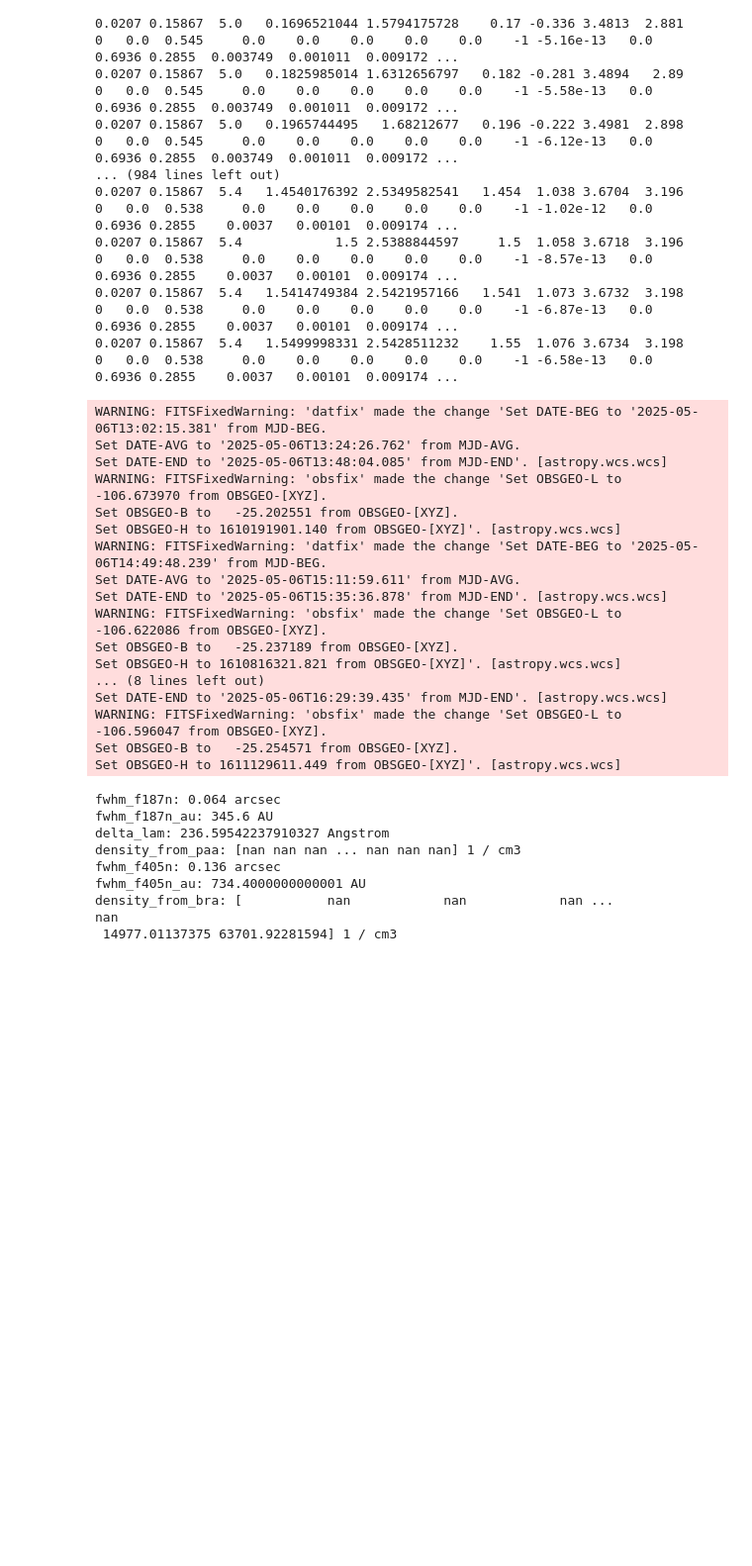
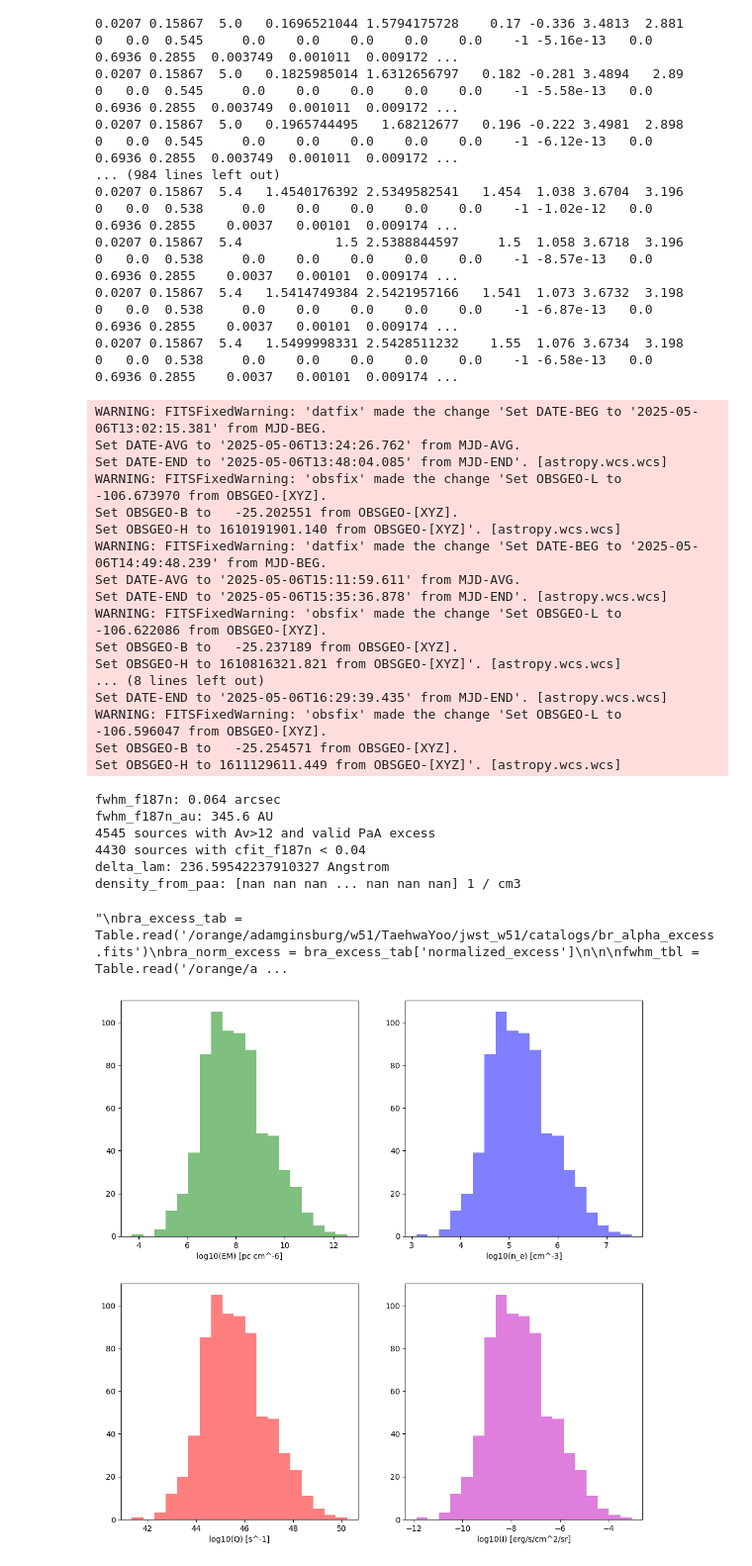
Before and after one commit to tyoo37/w51_nircam, a Jupyter notebook: analysis/HII_regions/unresolved_HII_regions.ipynb, the cells around one changed output. Shown at 99% size. Drawn from its saved outputs; the diff is of its cells as text; code cells hidden in the pictures; blank space fills up the shorter version.

```diff
--- a/analysis/HII_regions/unresolved_HII_regions.ipynb
+++ b/analysis/HII_regions/unresolved_HII_regions.ipynb
@@ -454,9 +445,14 @@ y = f162m_mag[0].value
 x = f162m_mag[0].value - f210m_mag[0].value
 mask_paa = (av_estimate > 12) & np.isfinite(x) & np.isfinite(y) & np.isfinite(paa_excess) & (paa_excess>0)
 
+cfit_f187n = catalog['cfit_f187n']
+
+cfit_f187n_paa = cfit_f187n[mask_paa]
 
 dereddend_paa_excess = paa_norm_excess * 10**(0.4*av_estimate[mask_paa]*ext(1/1.87/u.um))
-
+print(len(av_estimate[mask_paa]), 'sources with Av>12 and valid PaA excess')
+print(len(np.where(np.abs(cfit_f187n_paa) < 0.04)[0]), 'sources with cfit_f187n < 0.04')
+dereddend_paa_excess = dereddend_paa_excess[np.abs(cfit_f187n_paa) < 0.04]
 tab_paa = SvoFps.get_transmission_data(f'JWST/NIRCAM.f187n')
 wave_paa = tab_paa['Wavelength']
 trans_paa = tab_paa['Transmission']
@@ -478,18 +474,38 @@ density_from_paa = ((EM_from_IPaa / fwhm_f187n_au/ 2)**0.5).to(u.cm**-3) #radius
 print('density_from_paa:', density_from_paa)
 Q_from_density = np.log10((4 * np.pi / 3 * 2.59e-13*u.cm**3/u.s * density_from_paa**2 * fwhm_f187n_au**3).to(u.s**-1).value)
 
+catalog_for_paa = catalog[mask_paa][np.abs(cfit_f187n_paa) < 0.04]
+catalog_for_paa['dereddend_paa_excess'] = dereddend_paa_excess
+catalog_for_paa['I_paa'] = I_paa
+catalog_for_paa['S_paa'] = S_paa
+catalog_for_paa['EM_from_IPaa'] = EM_from_IPaa
+catalog_for_paa['density_from_paa'] = density_from_paa
+catalog_for_paa['Q_from_density'] = Q_from_density
+catalog_for_paa.write('/orange/adamginsburg/w51/TaehwaYoo/jwst_w51/catalogs/pa_alpha_excess_jwst_cat.fits', overwrite=True)
+#paa_excess_tab['dereddend_paa_excess'] = dereddend_paa_excess
+#paa_excess_tab['I_paa'] = I_paa
+#paa_excess_tab['S_paa'] = S_paa
+#paa_excess_tab['EM_from_IPaa'] = EM_from_IPaa
+#paa_excess_tab['density_from_paa'] = density_from_paa
+#paa_excess_tab['Q_from_density'] = Q_from_density
 
+fig = plt.figure(figsize=(12,12))
+ax0 = fig.add_subplot(221)
+ax0.hist(np.log10(EM_from_IPaa.value),bins=np.linspace(np.nanmin(np.log10(EM_from_IPaa.value)), np.nanmax(np.log10(EM_from_IPaa.value)), 20), color='g', alpha=0.5)
+ax0.set_xlabel('log10(EM) [pc cm^-6]')
+ax1 = fig.add_subplot(222)
+ax1.hist(np.log10(density_from_paa.value),bins=np.linspace(np.nanmin(np.log10(density_from_paa.value)), np.nanmax(np.log10(density_from_paa.value)), 20), color='b', alpha=0.5)
+ax1.set_xlabel('log10(n_e) [cm^-3]')
+ax2 = fig.add_subplot(223)
+ax2.hist(Q_from_density,bins=np.linspace(np.nanmin(Q_from_density), np.nanmax(Q_from_density), 20), color='r', alpha=0.5)
+ax2.set_xlabel('log10(Q) [s^-1]')
+ax3 = fig.add_subplot(224)
+ax3.hist(np.log10(I_paa.value),bins=np.linspace(np.nanmin(np.log10(I_paa.value)), np.nanmax(np.log10(I_paa.value)), 20), color='m', alpha=0.5)
+ax3.set_xlabel('log10(I) [erg/s/cm^2/sr]')
 
-paa_excess_tab['dereddend_paa_excess'] = dereddend_paa_excess
-paa_excess_tab['I_paa'] = I_paa
-paa_excess_tab['S_paa'] = S_paa
-paa_excess_tab['EM_from_IPaa'] = EM_from_IPaa
-paa_excess_tab['density_from_paa'] = density_from_paa
-paa_excess_tab['Q_from_density'] = Q_from_density
+#paa_excess_tab.write('/orange/adamginsburg/w51/TaehwaYoo/jwst_w51/catalogs/pa_alpha_excess_with_Q.fits', overwrite=True)
 
-paa_excess_tab.write('/orange/adamginsburg/w51/TaehwaYoo/jwst_w51/catalogs/pa_alpha_excess_with_Q.fits', overwrite=True)
-
-
+"""
 bra_excess_tab = Table.read('/orange/adamginsburg/w51/TaehwaYoo/jwst_w51/catalogs/br_alpha_excess.fits')
 bra_norm_excess = bra_excess_tab['normalized_excess']
 
@@ -499,36 +515,37 @@ row = fwhm_tbl[fwhm_tbl['Filter'] == 'F405N']
 fwhm_f405n = float(row['PSF FWHM (arcsec)'][0])
 fwhm_f405n_au = (fwhm_f405n * 5400 *u.au).to(u.au)
 print('fwhm_f405n:', fwhm_f405n, 'arcsec')
 print('fwhm_f405n_au:', fwhm_f405n_au)
 # convert Jy to EM
 # get the frquency width of PaA from svo_fps
 mask_bra = (av_estimate > 12) & np.isfinite(x) & np.isfinite(y) & np.isfinite(bra_excess) & (bra_excess>0)
 delta_nu_bra= (const.c/1.87e-6/u.m**2 * delta_lam).to(u.Hz)
 
 dereddend_bra_excess = bra_norm_excess * 10**(0.4*av_estimate[mask_bra]*ext(1/4.05/u.um))
 I_bra = (dereddend_bra_excess * u.Jy * delta_nu_bra/ (fwhm_f405n*u.arcsec)**2).to(u.erg/u.s/u.cm**2/u.sr)
 S_bra = (I_bra / delta_nu_bra).to(u.MJy/u.sr)
 EM_from_IBra = 1/6.4 * 1e6*S_bra.value * u.pc/u.cm**6
 density_from_bra = ((EM_from_IBra / fwhm_f405n_au/ 2)**0.5).to(u.cm**-3) #radius=fwhm
 print('density_from_bra:', density_from_bra)
 Q_from_density = np.log10((4 * np.pi / 3 * 2.59e-13*u.cm**3/u.s * density_from_bra**2 * fwhm_f405n_au**3).to(u.s**-1).value)
 
 bra_excess_tab['dereddend_bra_excess'] = dereddend_bra_excess
 bra_excess_tab['I_bra'] = I_bra
 bra_excess_tab['S_bra'] = S_bra
 bra_excess_tab['EM_from_IBra'] = EM_from_IBra
 bra_excess_tab['density_from_bra'] = density_from_bra
 bra_excess_tab['Q_from_density'] = Q_from_density
 
 bra_excess_tab.write('/orange/adamginsburg/w51/TaehwaYoo/jwst_w51/catalogs/br_alpha_excess_with_Q.fits', overwrite=True)
+"""
 # %% [output]
 fwhm_f187n: 0.064 arcsec
 fwhm_f187n_au: 345.6 AU
+4545 sources with Av>12 and valid PaA excess
+4430 sources with cfit_f187n < 0.04
 delta_lam: 236.59542237910327 Angstrom
 density_from_paa: [nan nan nan ... nan nan nan] 1 / cm3
-fwhm_f405n: 0.136 arcsec
-fwhm_f405n_au: 734.4000000000001 AU
-density_from_bra: [           nan            nan            nan ...            nan
- 14977.01137375 63701.92281594] 1 / cm3
+"\nbra_excess_tab = Table.read('/orange/adamginsburg/w51/TaehwaYoo/jwst_w51/catalogs/br_alpha_excess.fits')\nbra_norm_excess = bra_excess_tab['normalized_excess']\n\n\nfwhm_tbl = Table.read('/orange/a ...
+[figure, added]
 # %%
 from astropy.visualization import simple_norm
```
Also changed, not shown: parts of 7 cells of this notebook, 16 other files.
